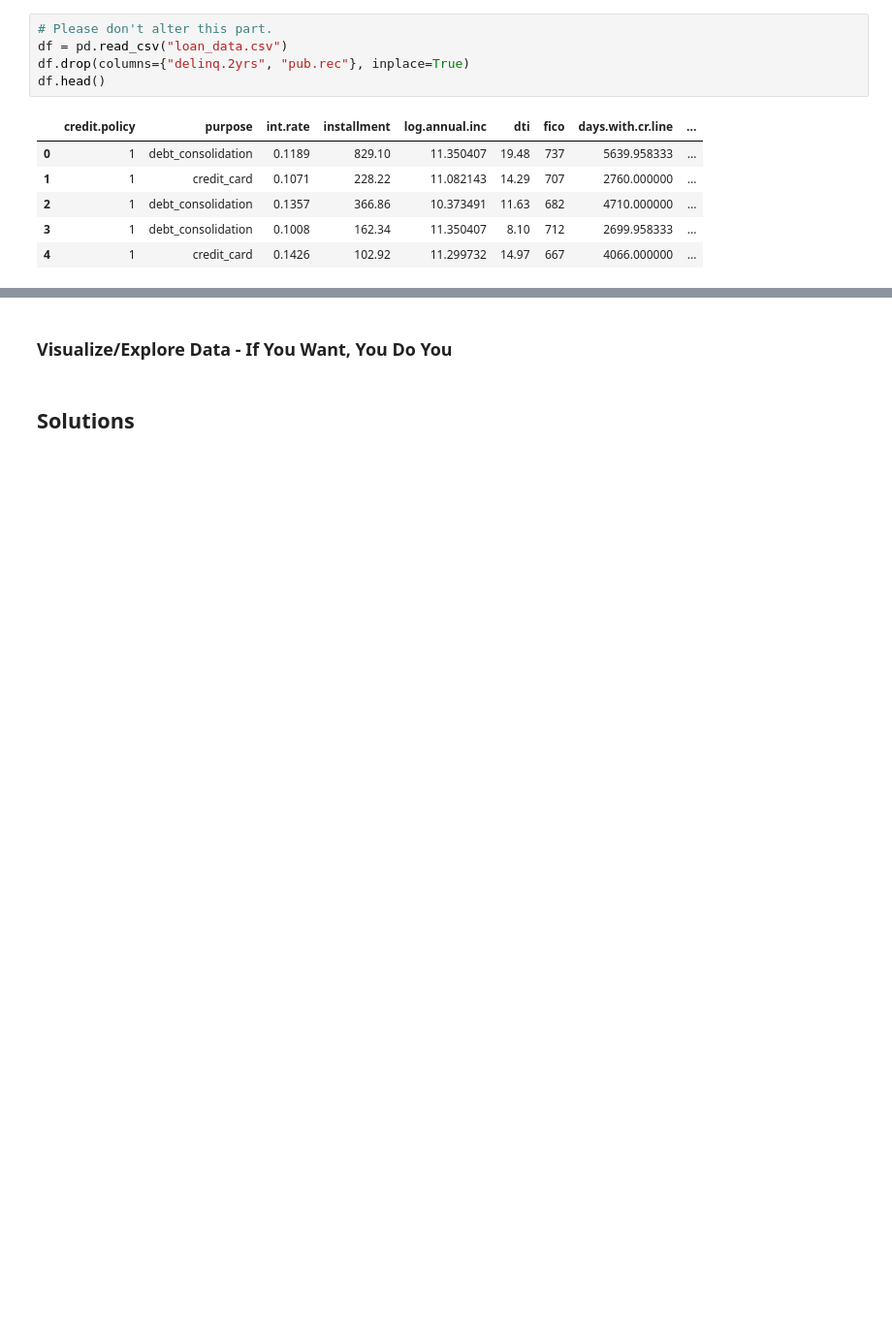
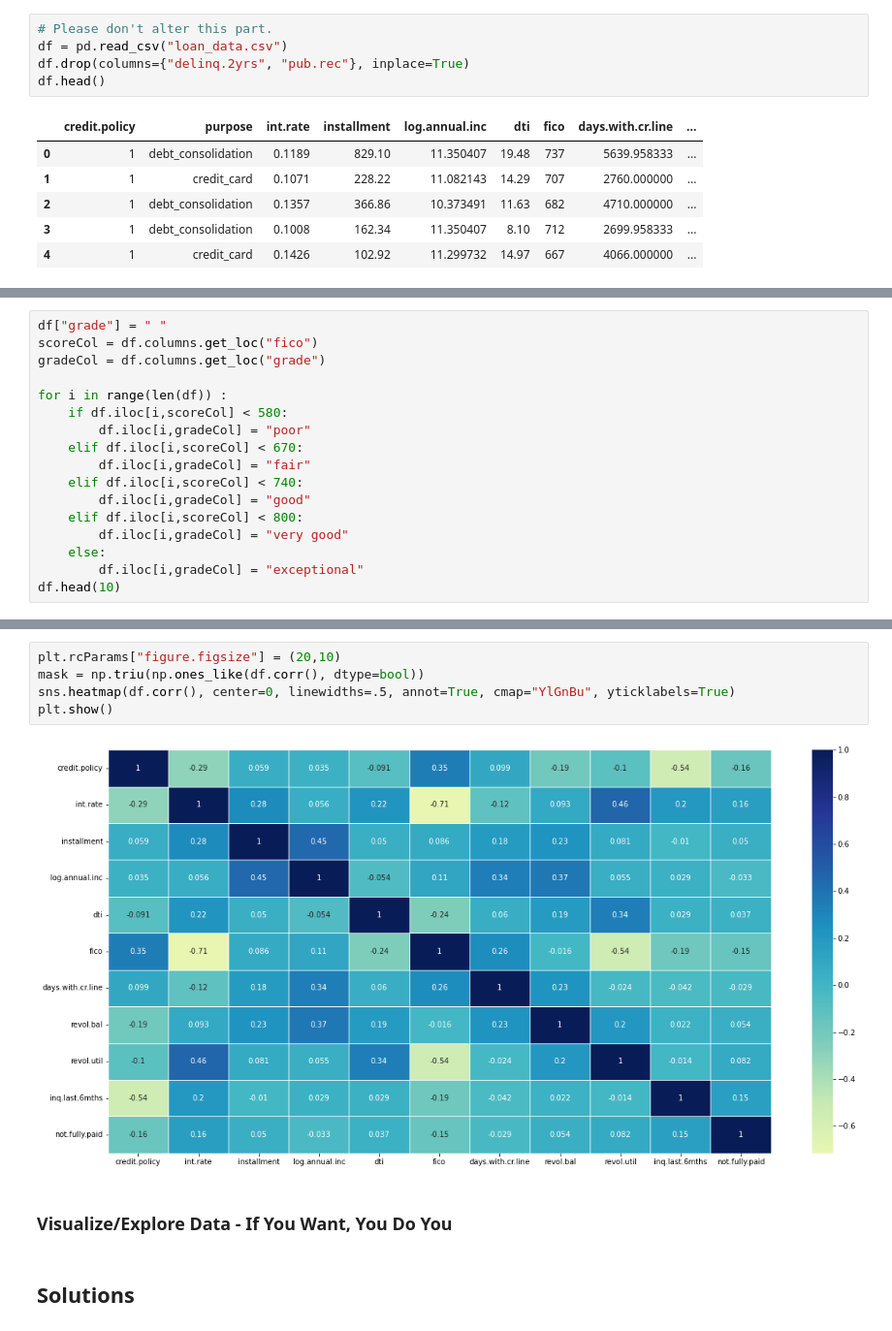
Before and after one commit to twelsah2011/DATA_3450_Quiz_2, a Jupyter notebook: quiz_2_1221_start.ipynb, the cells around one changed output, grey strips where cells are left out. Shown: that part at 97% size. Drawn from its saved outputs; the diff is of its cells as text; blank space fills up the shorter version.

```diff
--- a/quiz_2_1221_start.ipynb
+++ b/quiz_2_1221_start.ipynb
@@ -62,0 +165,17 @@ df.head()
+# %%
+df["grade"] = " "
+scoreCol = df.columns.get_loc("fico")
+gradeCol = df.columns.get_loc("grade")
+
+for i in range(len(df)) :
+    if df.iloc[i,scoreCol] < 580:
+        df.iloc[i,gradeCol] = "poor"
+    elif df.iloc[i,scoreCol] < 670:
+        df.iloc[i,gradeCol] = "fair"
+    elif df.iloc[i,scoreCol] < 740:
+        df.iloc[i,gradeCol] = "good"
+    elif df.iloc[i,scoreCol] < 800:
+        df.iloc[i,gradeCol] = "very good"
+    else:
+        df.iloc[i,gradeCol] = "exceptional"
+df.head(10)
@@ -63,3 +205,10 @@ df.head()
+# %%
+plt.rcParams["figure.figsize"] = (20,10)
+mask = np.triu(np.ones_like(df.corr(), dtype=bool))
+sns.heatmap(df.corr(), center=0, linewidths=.5, annot=True, cmap="YlGnBu", yticklabels=True)
+plt.show()
+# %% [output]
+[figure, added]
 # %% [markdown]
 ### Visualize/Explore Data - If You Want, You Do You
 # %% [markdown]
```
Also changed, not shown: parts of 15 cells of this notebook.
